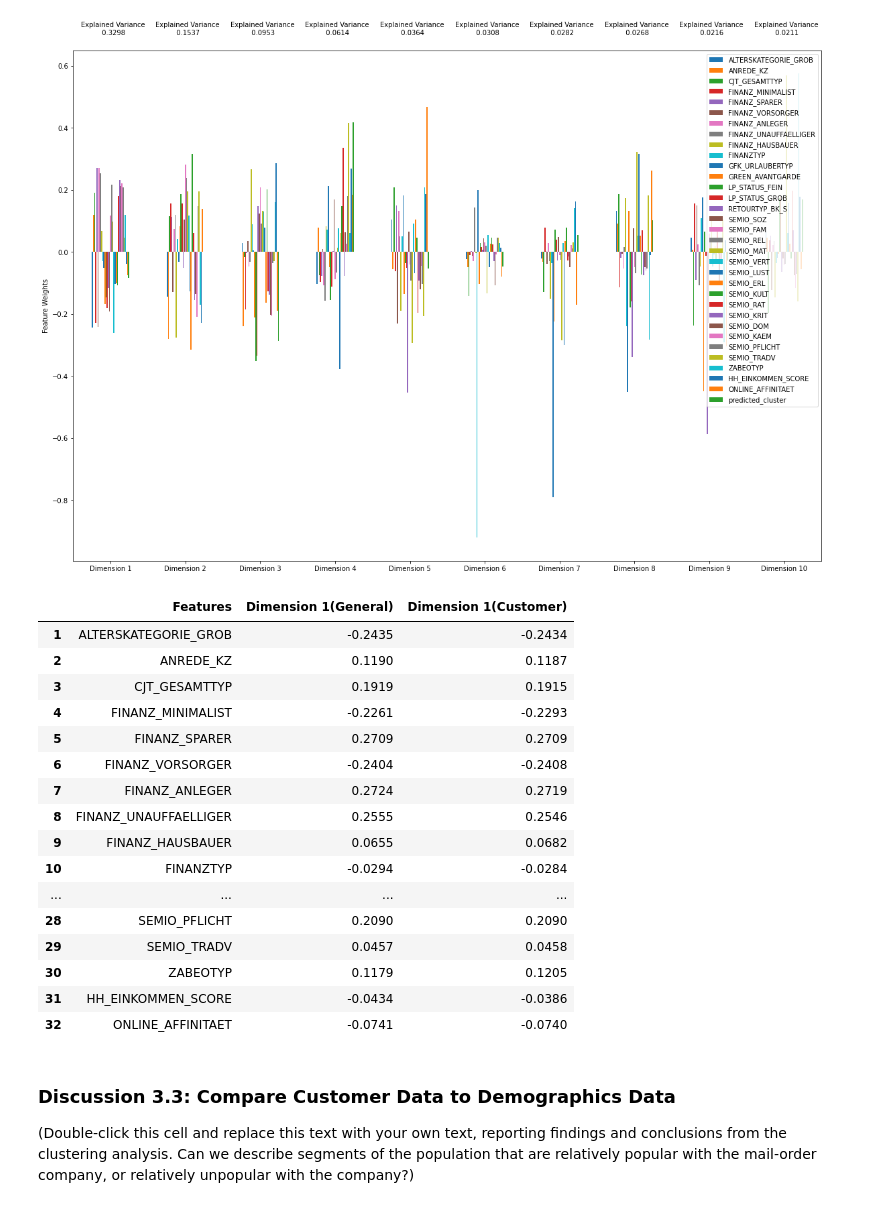
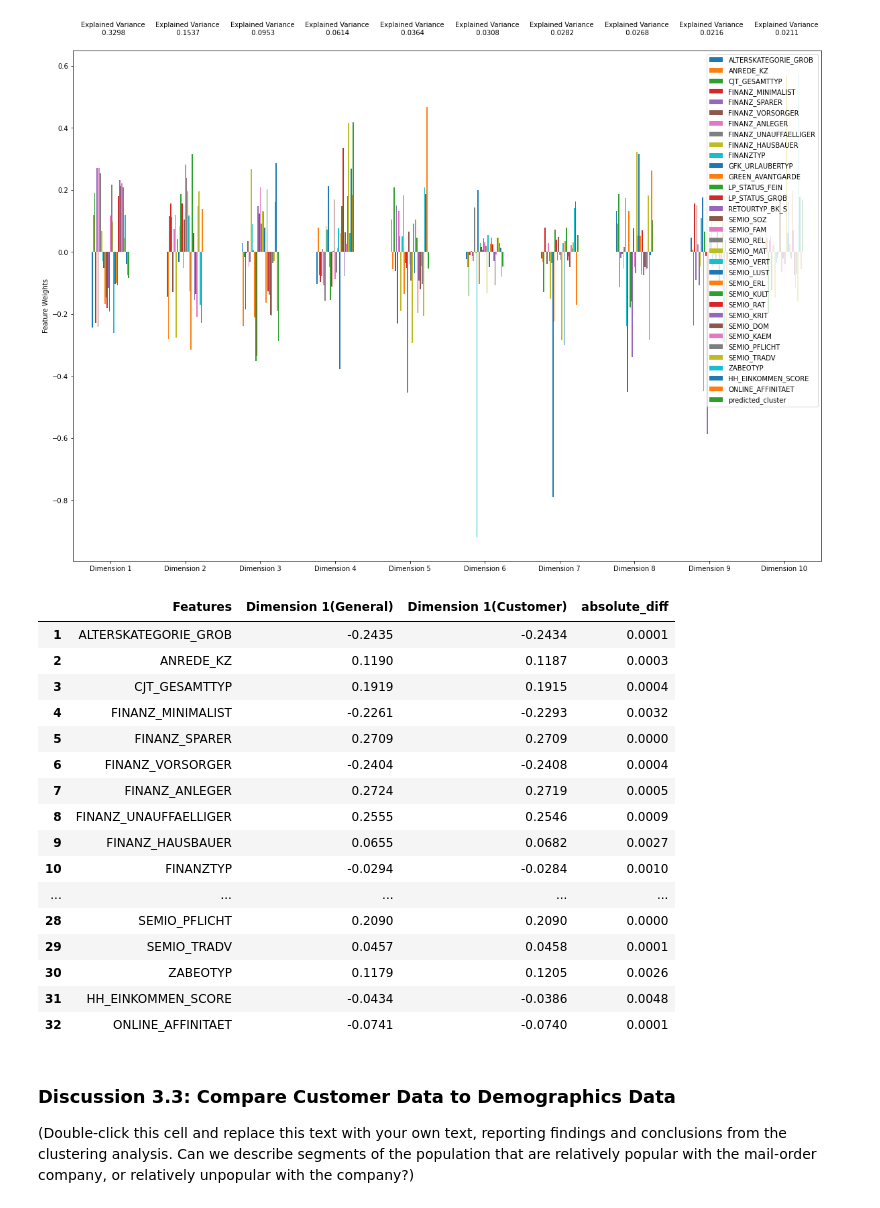
Before and after one commit to jmnickerson05/udacity_identify_customer_segments, a Jupyter notebook: Identify_Customer_Segments.ipynb, the cells around one changed output. Cells and saved outputs as stored; diff of their text form; code cells hidden in the pictures.

```diff
--- a/Identify_Customer_Segments.ipynb
+++ b/Identify_Customer_Segments.ipynb
@@ -1059,32 +1070,34 @@ apca, aX_pca = do_pca (n_components=10, data=azdias)
 # %%
 c = pca_results(customers, cpca).loc["Dimension 1"].reset_index()
 a = pca_results(azdias, apca).loc["Dimension 1"].reset_index()
 a.columns = ['Features', 'Dimension 1(General)']
 c.columns = ['Features', 'Dimension 1(Customer)']
 dim1 = pd.merge(a, c, on='Features')._to_pandas()
 dim1 = dim1.drop(0, axis=0)
 dim1 = dim1.drop(max(dim1.index), axis=0)
 del a, c
+# dim1[np.abs(dim1['Dimension 1(General)'] - dim1['Dimension 1(Customer)']) > .02]
+dim1['absolute_diff'] = np.abs(dim1['Dimension 1(General)'] - dim1['Dimension 1(Customer)'])
 dim1
-#TODO: Make graph to compare differences
+#TODO: Make graph to compare ifferences
 # %% [output]
-|  | Features | Dimension 1(General) | Dimension 1(Customer) |
-| 1 | ALTERSKATEGORIE_GROB | -0.2435 | -0.2434 |
-| 2 | ANREDE_KZ | 0.1190 | 0.1187 |
-| 3 | CJT_GESAMTTYP | 0.1919 | 0.1915 |
-| 4 | FINANZ_MINIMALIST | -0.2261 | -0.2293 |
-| 5 | FINANZ_SPARER | 0.2709 | 0.2709 |
-| 6 | FINANZ_VORSORGER | -0.2404 | -0.2408 |
-| 7 | FINANZ_ANLEGER | 0.2724 | 0.2719 |
-| 8 | FINANZ_UNAUFFAELLIGER | 0.2555 | 0.2546 |
-| 9 | FINANZ_HAUSBAUER | 0.0655 | 0.0682 |
-| 10 | FINANZTYP | -0.0294 | -0.0284 |
-| ... | ... | ... | ... |
-| 28 | SEMIO_PFLICHT | 0.2090 | 0.2090 |
-| 29 | SEMIO_TRADV | 0.0457 | 0.0458 |
-| 30 | ZABEOTYP | 0.1179 | 0.1205 |
-| 31 | HH_EINKOMMEN_SCORE | -0.0434 | -0.0386 |
-| 32 | ONLINE_AFFINITAET | -0.0741 | -0.0740 |
+|  | Features | Dimension 1(General) | Dimension 1(Customer) | absolute_diff |
+| 1 | ALTERSKATEGORIE_GROB | -0.2435 | -0.2434 | 0.0001 |
+| 2 | ANREDE_KZ | 0.1190 | 0.1187 | 0.0003 |
+| 3 | CJT_GESAMTTYP | 0.1919 | 0.1915 | 0.0004 |
+| 4 | FINANZ_MINIMALIST | -0.2261 | -0.2293 | 0.0032 |
+| 5 | FINANZ_SPARER | 0.2709 | 0.2709 | 0.0000 |
+| 6 | FINANZ_VORSORGER | -0.2404 | -0.2408 | 0.0004 |
+| 7 | FINANZ_ANLEGER | 0.2724 | 0.2719 | 0.0005 |
+| 8 | FINANZ_UNAUFFAELLIGER | 0.2555 | 0.2546 | 0.0009 |
+| 9 | FINANZ_HAUSBAUER | 0.0655 | 0.0682 | 0.0027 |
+| 10 | FINANZTYP | -0.0294 | -0.0284 | 0.0010 |
+| ... | ... | ... | ... | ... |
+| 28 | SEMIO_PFLICHT | 0.2090 | 0.2090 | 0.0000 |
+| 29 | SEMIO_TRADV | 0.0457 | 0.0458 | 0.0001 |
+| 30 | ZABEOTYP | 0.1179 | 0.1205 | 0.0026 |
+| 31 | HH_EINKOMMEN_SCORE | -0.0434 | -0.0386 | 0.0048 |
+| 32 | ONLINE_AFFINITAET | -0.0741 | -0.0740 | 0.0001 |
 # %%
 # What kinds of people are part of a cluster that is underrepresented in the
 # customer data compared to the general population?
```
Also changed, not shown: parts of 2 cells of this notebook, 1 other file.
